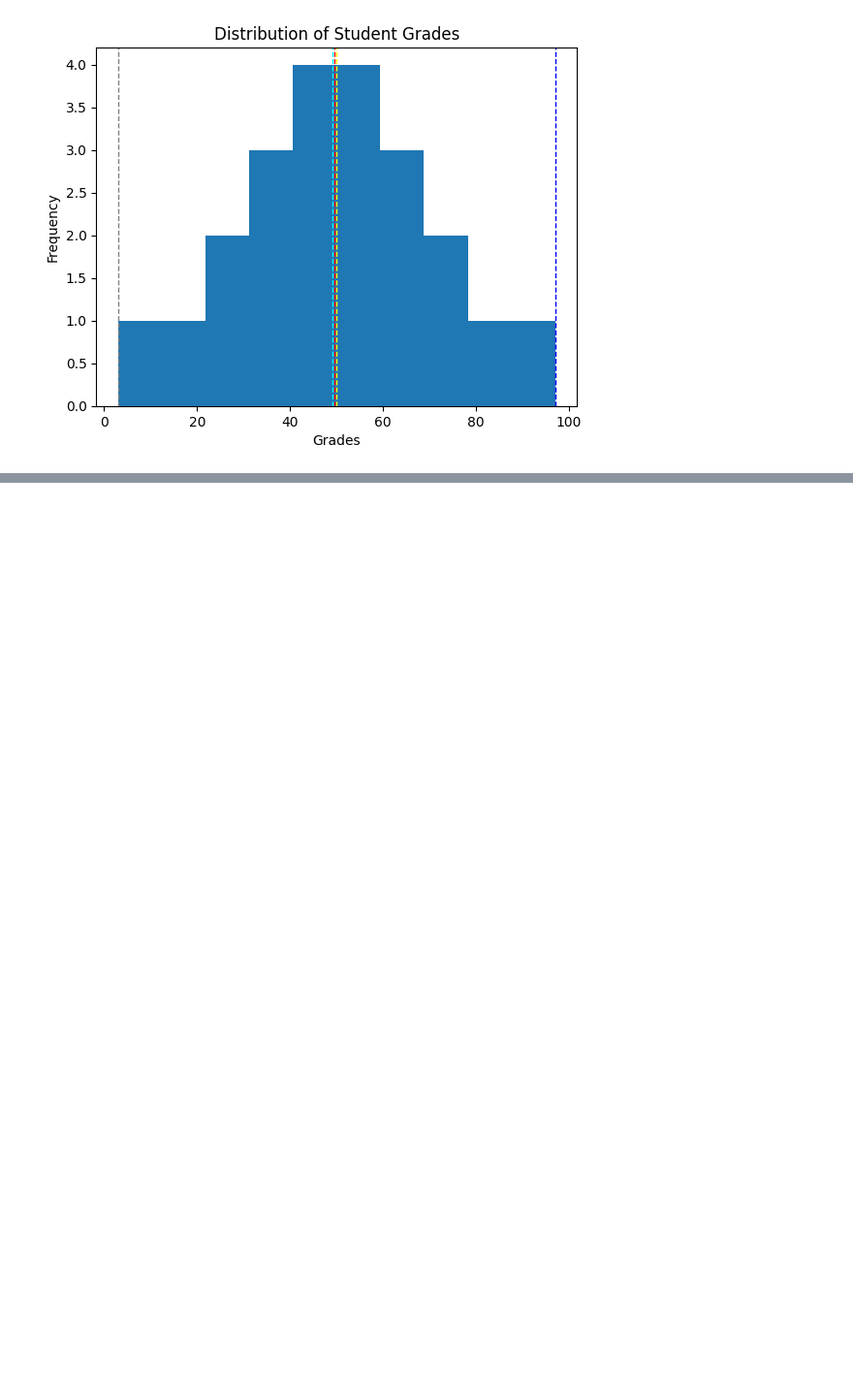
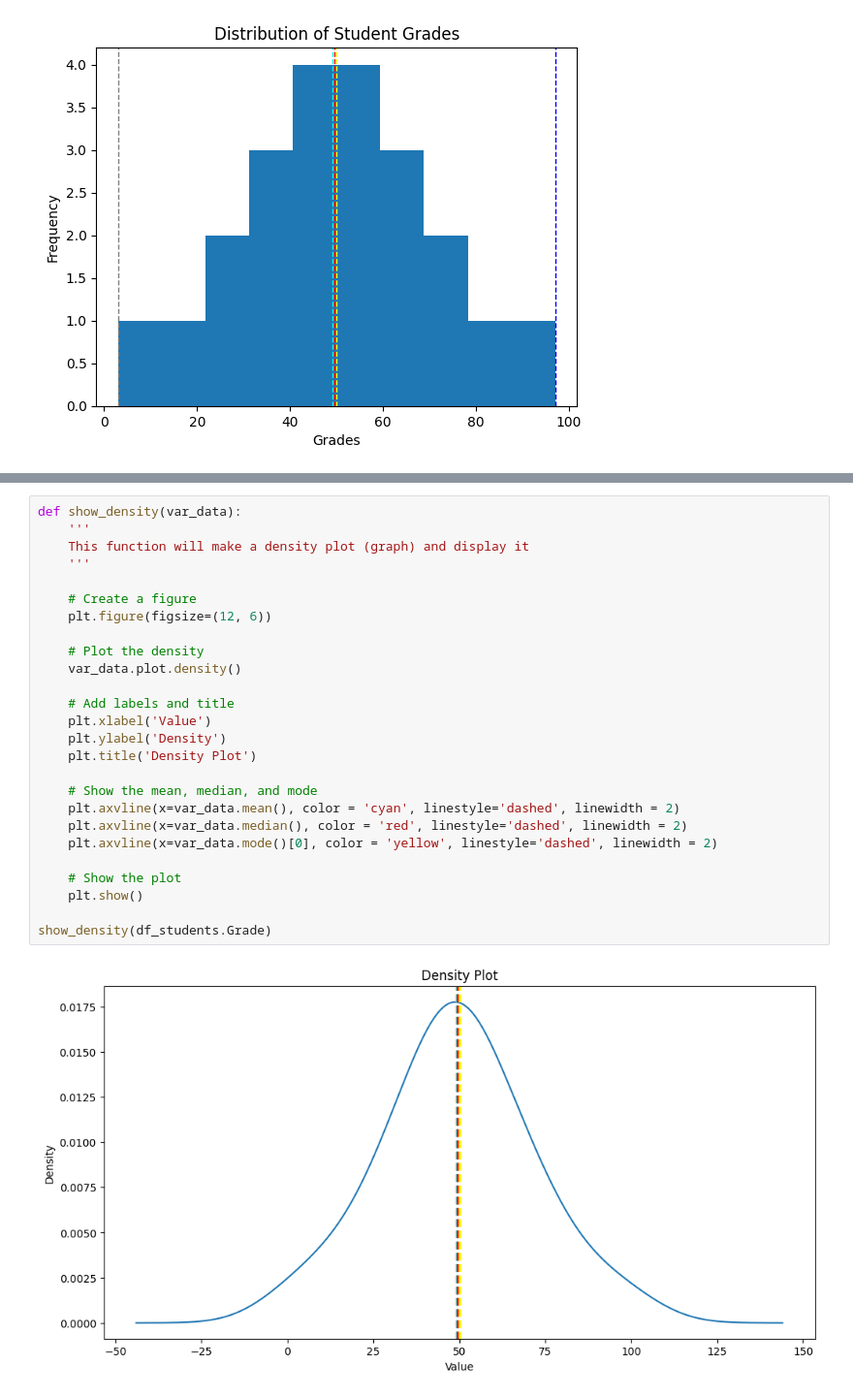
Before and after one commit to Hafsha7022/PythonPractice, a Jupyter notebook: StudentData.ipynb, the cells around one changed output, grey strips where cells are left out. Shown: that part at 97% size. Drawn from its saved outputs; the diff is of its cells as text; blank space fills up the shorter version.

```diff
--- a/StudentData.ipynb
+++ b/StudentData.ipynb
@@ -331,0 +392,28 @@ plt.title('Boxplot of Student Grades')
+# %%
+def show_density(var_data):
+    '''
+    This function will make a density plot (graph) and display it
+    '''
+
+    # Create a figure
+    plt.figure(figsize=(12, 6))
+
+    # Plot the density
+    var_data.plot.density()
+
+    # Add labels and title
+    plt.xlabel('Value')
+    plt.ylabel('Density')
+    plt.title('Density Plot')
+
+    # Show the mean, median, and mode
+    plt.axvline(x=var_data.mean(), color = 'cyan', linestyle='dashed', linewidth = 2)
+    plt.axvline(x=var_data.median(), color = 'red', linestyle='dashed', linewidth = 2)
+    plt.axvline(x=var_data.mode()[0], color = 'yellow', linestyle='dashed', linewidth = 2)
+
+    # Show the plot
+    plt.show()
+
+show_density(df_students.Grade)
+# %% [output]
+[figure, added]
```
Also changed, not shown: parts of 23 cells of this notebook, 12 other files.
